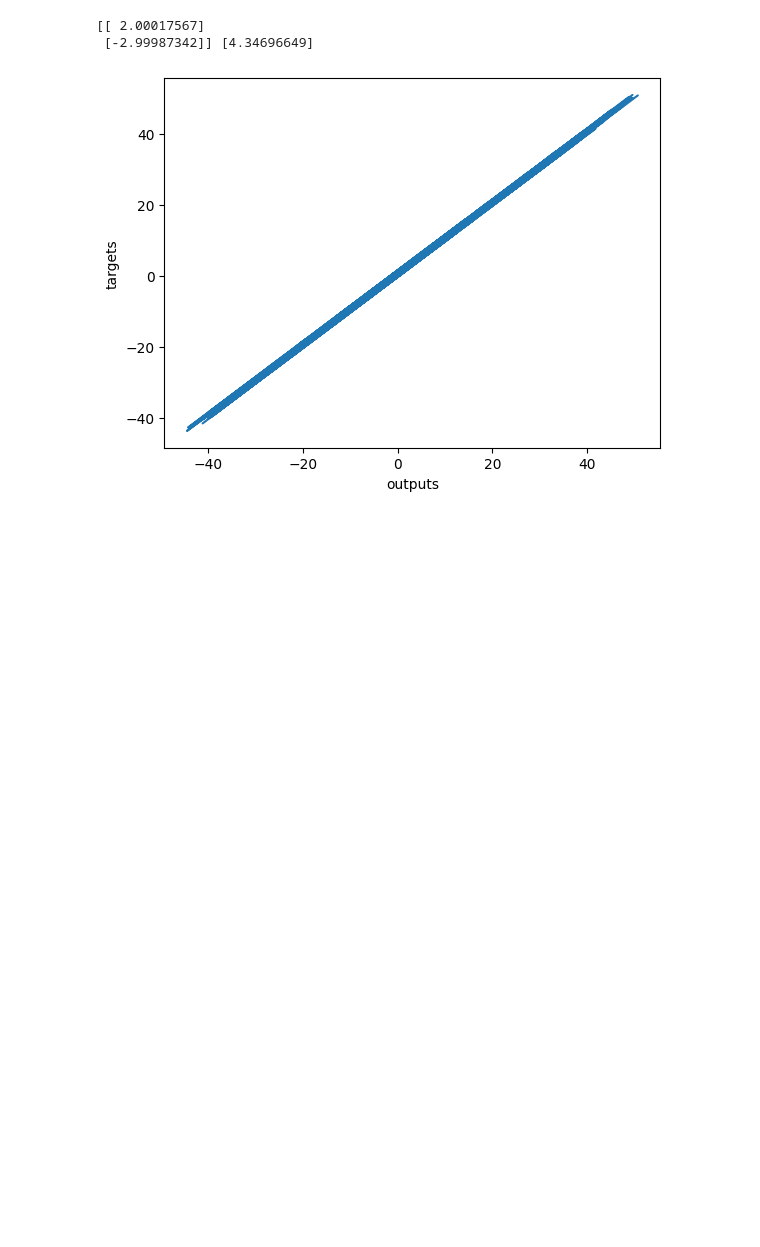
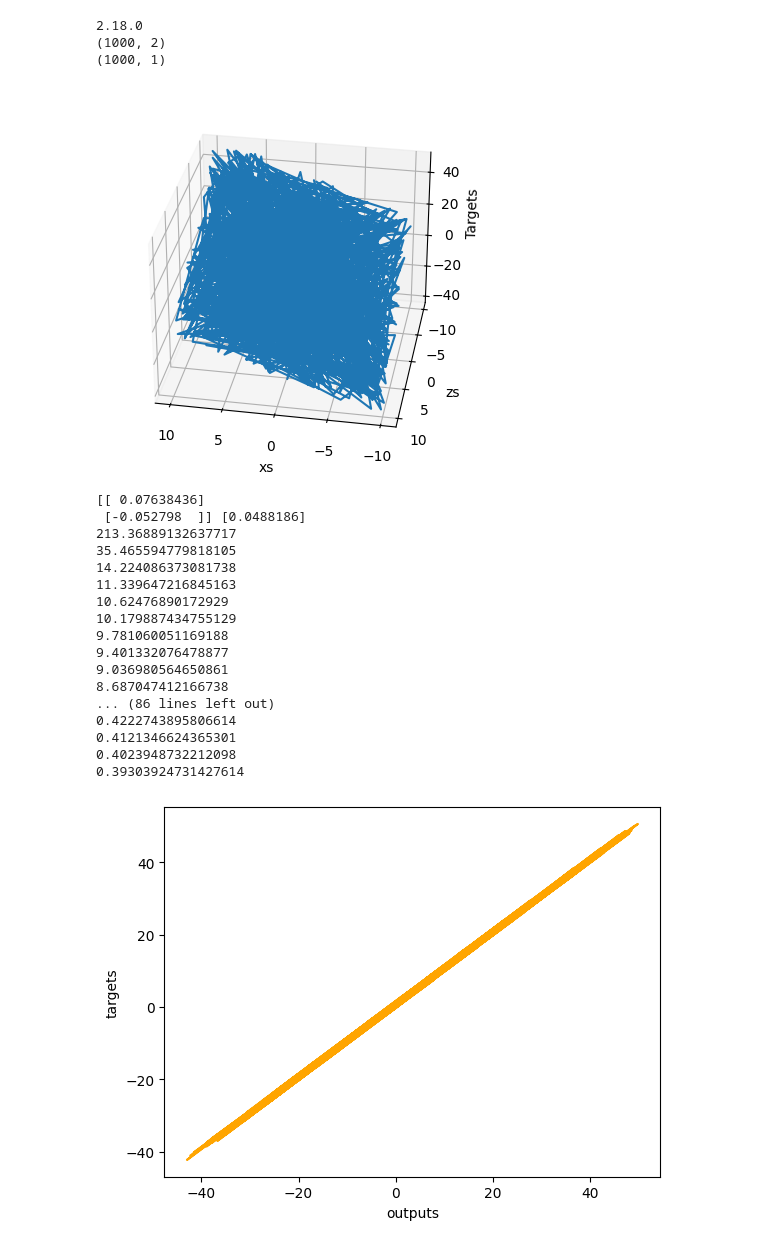
Before and after one commit to dvinzed/Python_Lab, a Jupyter notebook: Lab2.ipynb, the cells around one changed output. Saved outputs shown, nothing was run; the diff lists cells and outputs as text; code cells hidden in the pictures; blank space fills up the shorter version.

```diff
--- a/Lab2.ipynb
+++ b/Lab2.ipynb
@@ -79,12 +3,68 @@ for i in range(100):
-# %%
-print(weights,biases)
-# %% [output]
-[[ 2.00017567]
- [-2.99987342]] [4.34696649]
-# %%
-plt.plot(outputs,targets)
-plt.xlabel('outputs')
-plt.ylabel('targets')
-plt.show()
-# %% [output]
-[figure, removed]
+# %%
+import numpy as np
+import matplotlib.pyplot as plt
+from mpl_toolkits.mplot3d import Axes3D
+import tensorflow as tf
+print(tf.__version__)
+observations = 1000
+xs = np.random.uniform(low=-10, high=10, size=(observations, 1))
+zs = np.random.uniform(low=-10, high=10, size=(observations, 1))
+inputs = np.column_stack((xs, zs))
+
+print(inputs.shape)
+noise = np.random.uniform (low=-1,high=1, size=(observations,1))
+targets = 2*xs - 3*zs + 5 + noise
+np.savez('TF_dataset', inputs-inputs, targets-targets)
+print(targets.shape)
+targets = targets.reshape(-1,)
+xs = xs.reshape(-1,)
+zs = zs.reshape(-1,)
+fig = plt.figure()
+ax = fig.add_subplot(111, projection='3d')
+ax.plot(xs, zs, targets)
+ax.set_xlabel('xs')
+ax.set_ylabel('zs')
+ax.set_zlabel('Targets')
+ax.view_init(azim=100)
+plt.show()
+init_range = 0.1
+weights = np.random.uniform(low=-init_range, high=init_range, size=(2,1))
+biases = np.random.uniform(low=-init_range, high=init_range, size=1)
+print(weights, biases)
+targets = targets.reshape(observations, 1)  # przekształcić z powrotem
+eta = 0.02
+for i in range(100):
+    outputs = np.dot(inputs, weights) + biases
+    deltas = outputs - targets
+    loss = np.sum(deltas ** 2) / 2 / observations
+    print(loss)
+    deltas_scaled = deltas / observations
+    weights = weights - eta * np.dot(inputs.T, deltas_scaled)
+    biases = biases - eta * np.sum(deltas_scaled)
+plt.plot(outputs, targets, color='orange')
+plt.xlabel('outputs')
+plt.ylabel('targets')
+plt.show()
+# %% [output]
+2.18.0
+(1000, 2)
+(1000, 1)
+[figure, added]
+[[ 0.07638436]
+ [-0.052798  ]] [0.0488186]
+213.36889132637717
+35.465594779818105
+14.224086373081738
+11.339647216845163
+10.62476890172929
+10.179887434755129
+9.781060051169188
+9.401332076478877
+9.036980564650861
+8.687047412166738
+... (86 lines left out)
+0.4222743895806614
+0.4121346624365301
+0.4023948732212098
+0.39303924731427614
+[figure, added]
```
Also changed, not shown: parts of 6 cells of this notebook.
